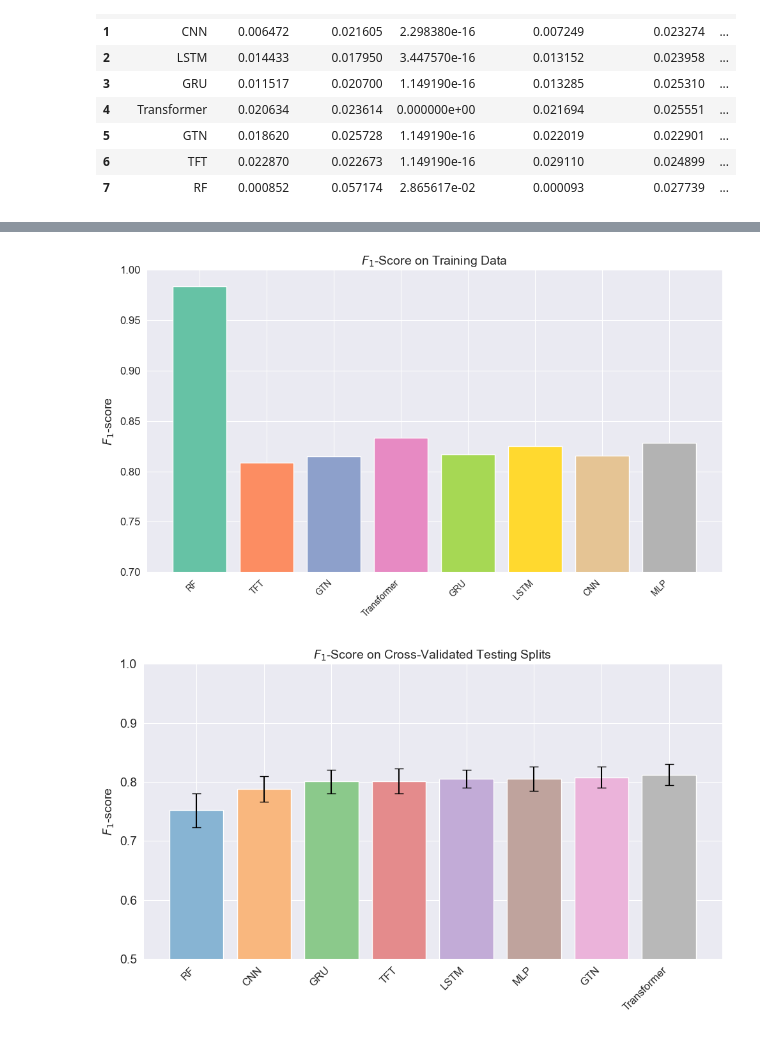
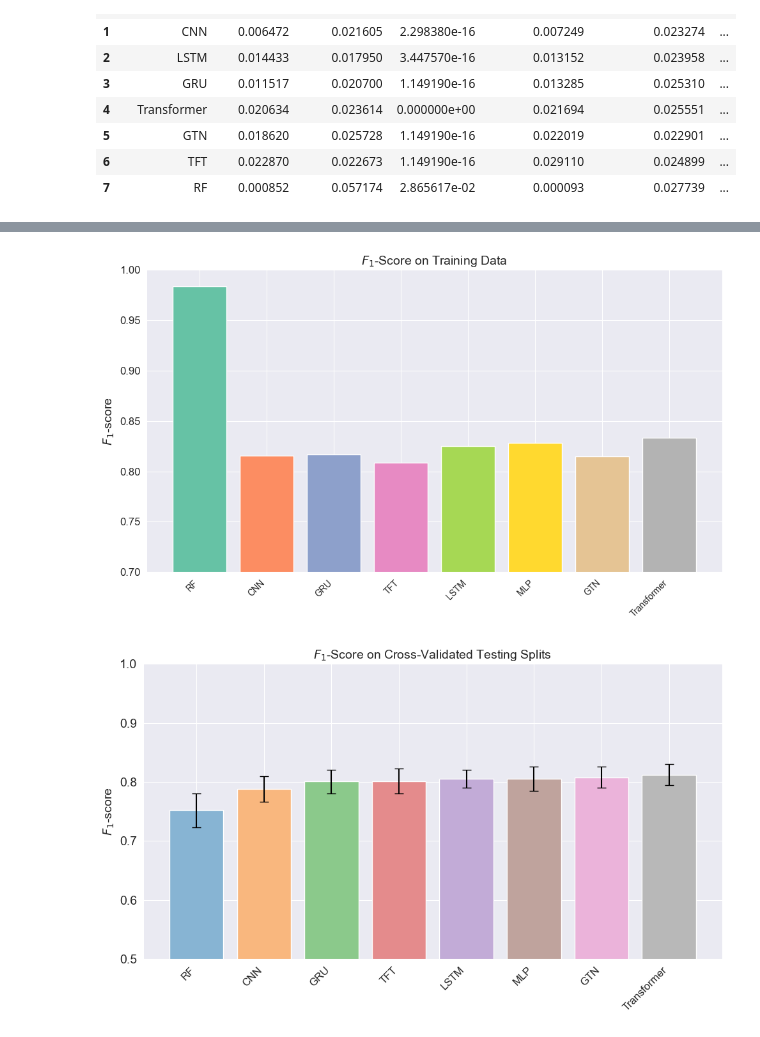
Before and after one commit to paulinebecker2002/mesogeos, a Jupyter notebook: outputs/F1_Score_Comparison.ipynb, the cells around one changed output, grey strips where cells are left out. Drawn from its saved outputs; the diff is of its cells as text; code cells hidden in the pictures.

```diff
--- a/outputs/F1_Score_Comparison.ipynb
+++ b/outputs/F1_Score_Comparison.ipynb
@@ -21,7 +21,7 @@ import os
 import pandas as pd
 
 # base directory where the cv result CSVs live
-BASE_DIR = "/Users/I566184/bachelorarbeit_coding/mesogeos/csv/crossValidation/cv_results"
+BASE_DIR = "/Users/paulinebecker/Desktop/mesogeos_git/mesogeos/csv/crossValidation/cv_results"
 
 # model names (must match the "<model>_cv_results.csv" file pattern)
 model_names = [
@@ -155,16 +140,16 @@ f1_df
 # %%
 plt.figure(figsize=(10, 6))
-bars = plt.bar(f1_df["Abbreviations"], f1_df[score], color=plt.cm.Set2.colors) #plt.cm.Pastel1.colors
+bars = plt.bar(merge_df["Abbreviations"], merge_df['F1_Training_mean'], color=plt.cm.Set2.colors) #plt.cm.Pastel1.colors
 
 plt.ylabel("$F_1$-score", fontsize=14)
 plt.xticks(rotation=45, ha="right", fontsize=10)
 plt.yticks(fontsize=12)
 plt.ylim(0.7, 1.00) #adapt the y-axis limits as needed
 plt.title("$F_1$-Score on Training Data", fontsize=14)
 plt.tight_layout()
 plt.show()
 # %% [output]
-[figure, old version]
+[figure, new version]
 # %%
 def create_mean_std_plot(data):
     score = f"F1_{data}_mean"
```
Also changed, not shown: parts of 5 cells of this notebook, 49 other files.
